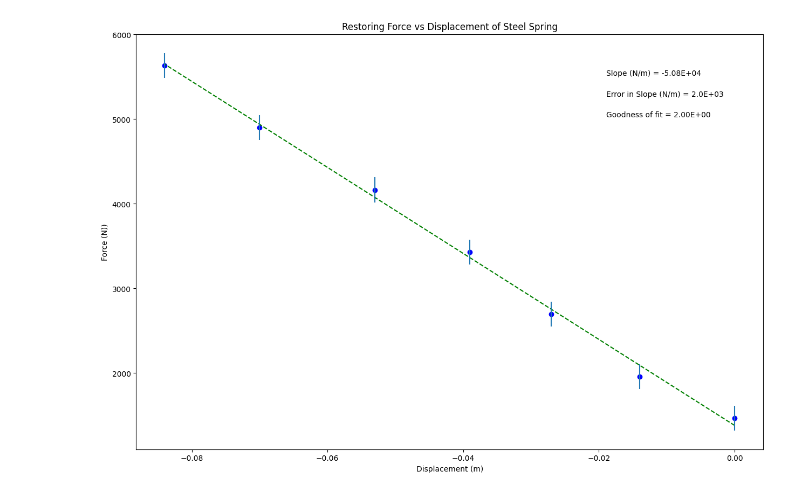
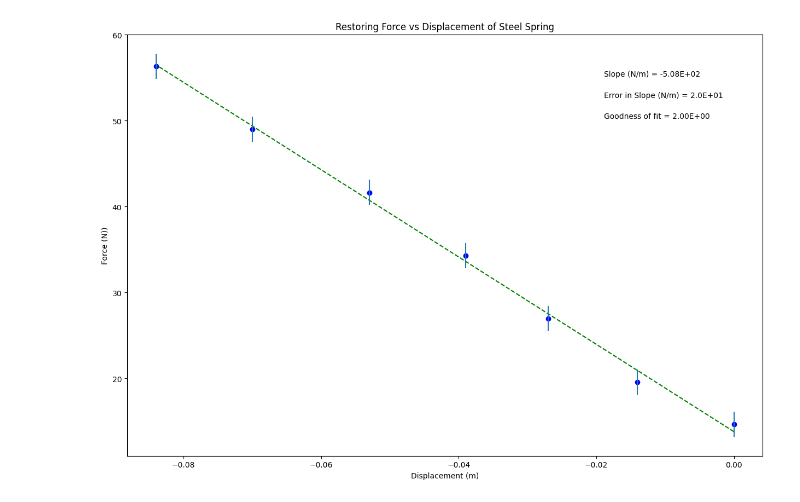
Before and after one commit to ani-maker113/PHSXlabplots, a Jupyter notebook: Seamus_E_Steel_Spring_Plot.ipynb, the cells around one changed output. Drawn from its saved outputs; the diff is of its cells as text; code cells hidden in the pictures.

```diff
--- a/Seamus_E_Steel_Spring_Plot.ipynb
+++ b/Seamus_E_Steel_Spring_Plot.ipynb
@@ -16,14 +16,14 @@ import matplotlib.pyplot as plt
 #CHANGE THE VARIABLE NAMES and numbers to match your data
 
 Displacement= np.array([0, -0.014, -0.027, -0.039, -0.053, -0.07, -0.084]) #what are units?
-Force = np.array([1470, 1960, 2695, 3430, 4165, 4900, 5635]) #what are units?
+Force = np.array([14.70, 19.60, 26.95, 34.30, 41.65, 49.00, 56.35]) #what are units?
 
 
 #-----------------------------------------------------------------------#
 #Create array for uncertainties in y variable
 #CHANGE THE VARIABLE NAME and numbers to match your data
 
-Uncertainty = np.array([147, 147, 147, 147, 147, 147, 147])
+Uncertainty = np.array([1.47, 1.47, 1.47, 1.47, 1.47, 1.47, 1.47])
 
 
 #-----------------------------------------------------------------------#
@@ -88,31 +88,31 @@ elif annotation_placement==3 or annotation_placement==4:
     ypos=[.2,.15,.1]
 
 #-----------------------------------------------------------------------#
 #Don't need to change anything in this section!
 
 #Plot data on graph. Plot error bars and place values for slope,
 #error in slope and goodness of fit on the plot using "annotate"
 
 plt.figure(figsize=(15,10))
 
 plt.plot(x, fit, color='green', linestyle='--')
 plt.scatter(x, y, color='blue', marker='o')
 
 plt.xlabel(x_label)
 plt.ylabel(y_label)
 plt.title(plot_title)
 
 plt.errorbar(x, y, yerr=dy, xerr=None, fmt="none") #don't need to plot x error bars
 
 plt.annotate('Slope ({}) = {value:.{digits}E}'.format(slope_units,value=m, digits=2),
              (xpos, ypos[0]), xycoords='axes fraction')
 
 plt.annotate('Error in Slope ({}) = {value:.{digits}E}'.format(slope_units,value=dm, digits=1),
              (xpos, ypos[1]), xycoords='axes fraction')
 
 plt.annotate('Goodness of fit = {value:.{digits}E}'.format(value=N, digits=2),
              (xpos, ypos[2]), xycoords='axes fraction')
 
 plt.show()
 # %% [output]
-[figure, old version]
+[figure, new version]
```
